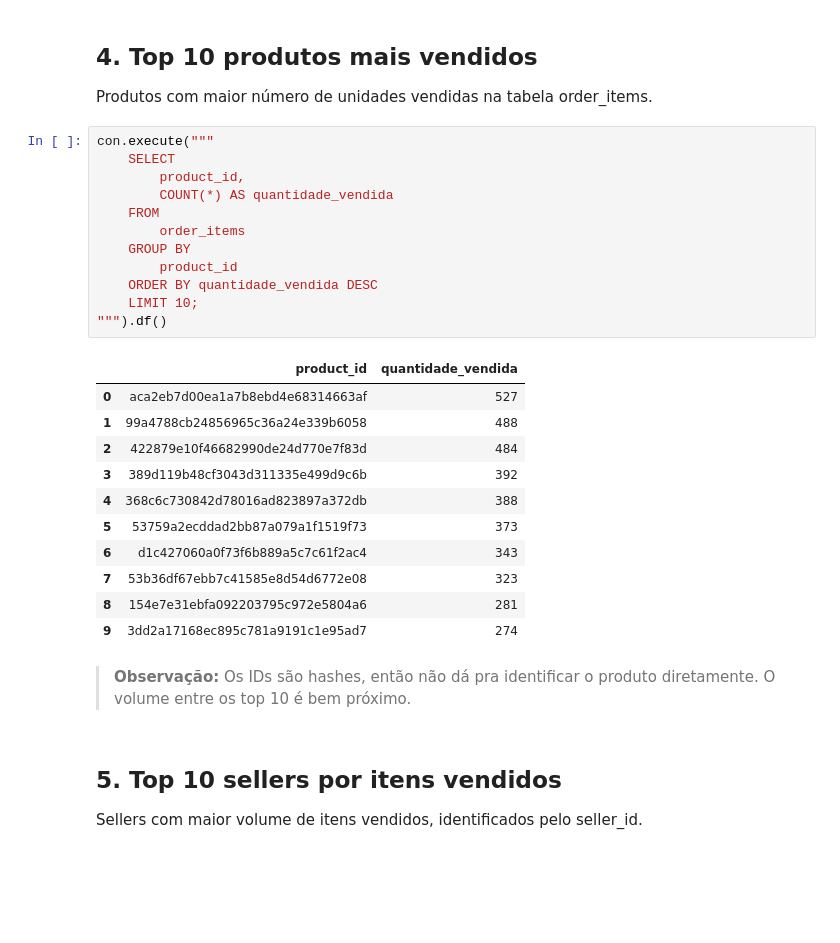
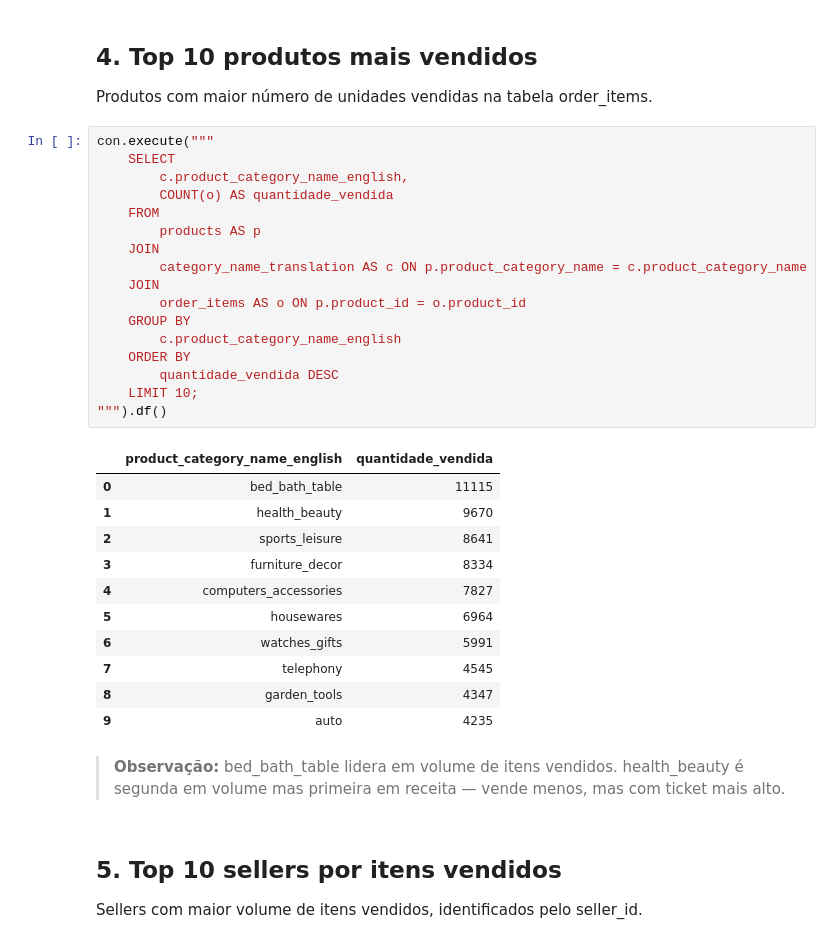
Before and after one commit to LucasFDL/olist-analytics, a Jupyter notebook: notebooks/02_sql_olist.ipynb, the cells around one changed output. Cells and saved outputs as stored; diff of their text form; blank space fills up the shorter version.

Commit message:
refactor(notebook): consolidate payments, fix top products and add monthly orders

```diff
--- a/notebooks/02_sql_olist.ipynb
+++ b/notebooks/02_sql_olist.ipynb
@@ -205,29 +205,34 @@ Produtos com maior número de unidades vendidas na tabela order_items.
 # %%
 con.execute("""
     SELECT
-        product_id,
-        COUNT(*) AS quantidade_vendida
+        c.product_category_name_english,
+        COUNT(o) AS quantidade_vendida
     FROM
-        order_items
+        products AS p
+    JOIN
+        category_name_translation AS c ON p.product_category_name = c.product_category_name
+    JOIN
+        order_items AS o ON p.product_id = o.product_id
     GROUP BY
-        product_id
-    ORDER BY quantidade_vendida DESC
+        c.product_category_name_english
+    ORDER BY
+        quantidade_vendida DESC
     LIMIT 10;
 """).df()
 # %% [output]
-|  | product_id | quantidade_vendida |
-| 0 | aca2eb7d00ea1a7b8ebd4e68314663af | 527 |
-| 1 | 99a4788cb24856965c36a24e339b6058 | 488 |
-| 2 | 422879e10f46682990de24d770e7f83d | 484 |
-| 3 | 389d119b48cf3043d311335e499d9c6b | 392 |
-| 4 | 368c6c730842d78016ad823897a372db | 388 |
-| 5 | 53759a2ecddad2bb87a079a1f1519f73 | 373 |
-| 6 | d1c427060a0f73f6b889a5c7c61f2ac4 | 343 |
-| 7 | 53b36df67ebb7c41585e8d54d6772e08 | 323 |
-| 8 | 154e7e31ebfa092203795c972e5804a6 | 281 |
-| 9 | 3dd2a17168ec895c781a9191c1e95ad7 | 274 |
+|  | product_category_name_english | quantidade_vendida |
+| 0 | bed_bath_table | 11115 |
+| 1 | health_beauty | 9670 |
+| 2 | sports_leisure | 8641 |
+| 3 | furniture_decor | 8334 |
+| 4 | computers_accessories | 7827 |
+| 5 | housewares | 6964 |
+| 6 | watches_gifts | 5991 |
+| 7 | telephony | 4545 |
+| 8 | garden_tools | 4347 |
+| 9 | auto | 4235 |
 # %% [markdown]
-> **Observação:** Os IDs são hashes, então não dá pra identificar o produto diretamente. O volume entre os top 10 é bem próximo.
+> **Observação:** bed_bath_table lidera em volume de itens vendidos. health_beauty é segunda em volume mas primeira em receita — vende menos, mas com ticket mais alto.
 # %% [markdown]
 ## 5. Top 10 sellers por itens vendidos
 Sellers com maior volume de itens vendidos, identificados pelo seller_id.
```
Also changed, not shown: parts of 10 cells of this notebook.
